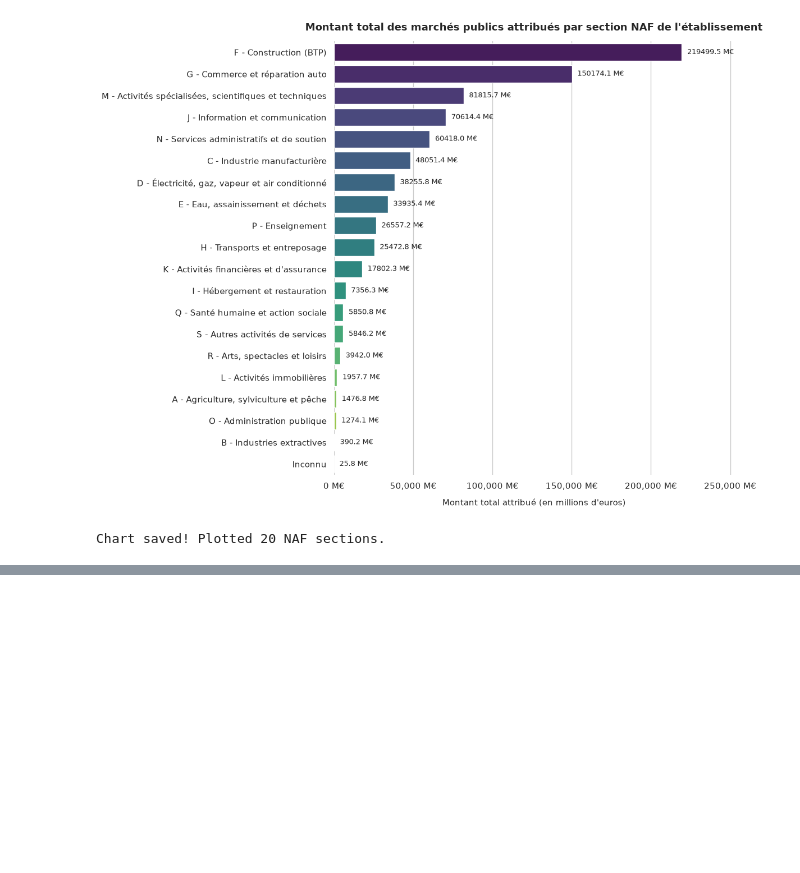
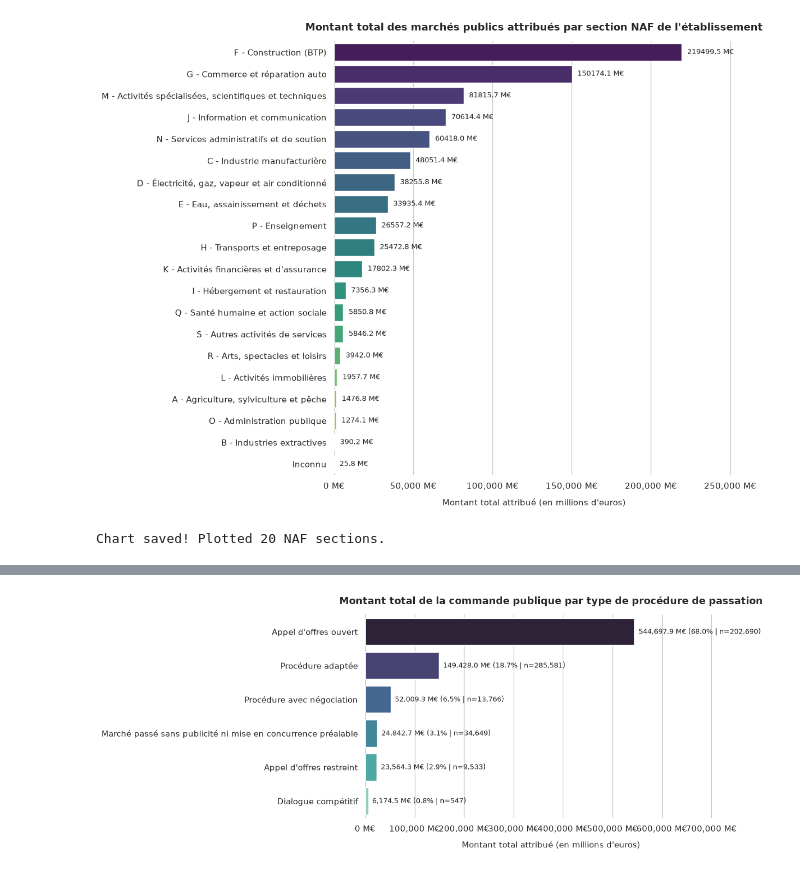
Before and after one commit to Glemesre/2A-Python-pour-la-data-science, a Jupyter notebook: main.ipynb, the cells around one changed output, grey strips where cells are left out. Cells and saved outputs as stored; diff of their text form; code cells hidden in the pictures; blank space fills up the shorter version.

Commit message:
Statistiques descriptives (taille et montant vs procédure)

```diff
--- a/main.ipynb
+++ b/main.ipynb
@@ -628,0 +745,67 @@ Chart saved! Plotted 20 NAF sections.
+# %%
+# 1. Prepare clean dataset
+df_proc = df_final[
+    df_final["siren_sirene"].notna()
+    & df_final["procedure"].notna()
+    & (df_final["montant_part"] > 0)
+].copy()
+
+# 2. Aggregate total amount paid and distinct contract count by procedure
+proc_agg = (
+    df_proc.groupby("procedure", as_index=False)
+    .agg(
+        montant_total=("montant_part", "sum"),
+        nb_marches=("id", "nunique"),
+        montant_median=("montant_part", "median"),
+    )
+    .sort_values("montant_total", ascending=False)
+    .reset_index(drop=True)
+)
+
+proc_agg["montant_millions"] = proc_agg["montant_total"] / 1e6
+proc_agg["part_volume_pct"] = (
+    proc_agg["montant_total"] / proc_agg["montant_total"].sum() * 100
+)
+
+# 3. Plot horizontal bar chart
+sns.set_theme(style="whitegrid")
+fig, ax = plt.subplots(figsize=(12, max(5, len(proc_agg) * 0.55)))
+
+sns.barplot(
+    data=proc_agg,
+    x="montant_millions",
+    y="procedure",
+    palette="mako",
+    hue="procedure",
+    legend=False,
+    ax=ax,
+)
+
+# Annotate each bar with M€, % share of total spending, and contract count
+max_val = proc_agg["montant_millions"].max()
+for idx, row in proc_agg.iterrows():
+    ax.text(
+        row["montant_millions"] + max_val * 0.015,
+        idx,
+        f"{row['montant_millions']:,.1f} M€ ({row['part_volume_pct']:.1f}% | n={row['nb_marches']:,})",
+        va="center",
+        fontsize=9.5,
+        color="#222222",
+    )
+
+ax.set_xlim(0, max_val * 1.38)
+ax.xaxis.set_major_formatter("{x:,.0f} M€")
+ax.set_xlabel("Montant total attribué (en millions d'euros)", fontsize=11, labelpad=10)
+ax.set_ylabel("")
+ax.set_title(
+    "Montant total de la commande publique par type de procédure de passation",
+    fontsize=13,
+    fontweight="bold",
+    pad=14,
+)
+
+sns.despine(left=True, bottom=True)
+plt.tight_layout()
+plt.show()
+# %% [output]
+[figure, added]
```
Also changed, not shown: parts of 4 cells of this notebook.
